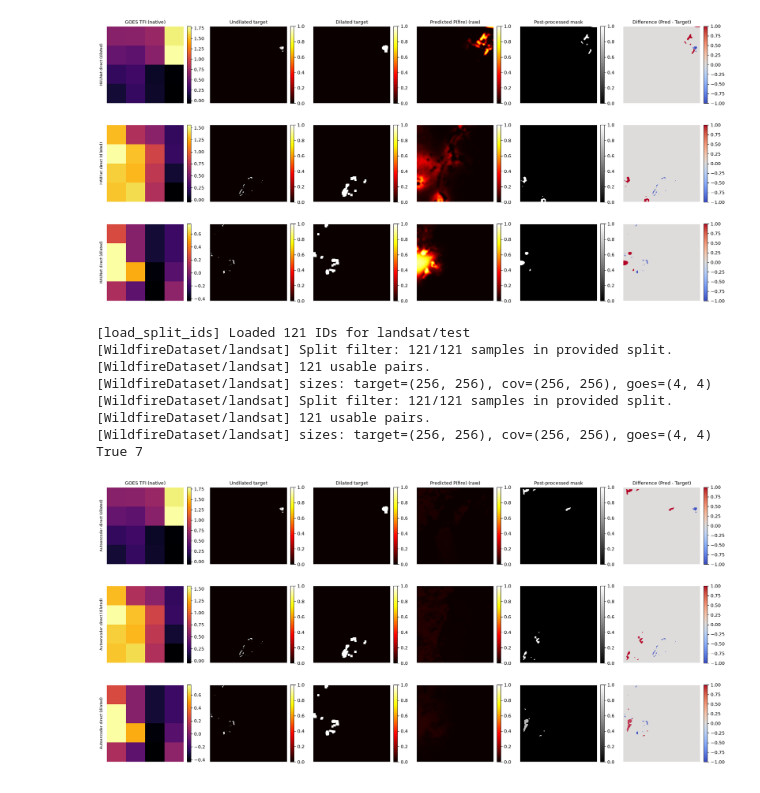
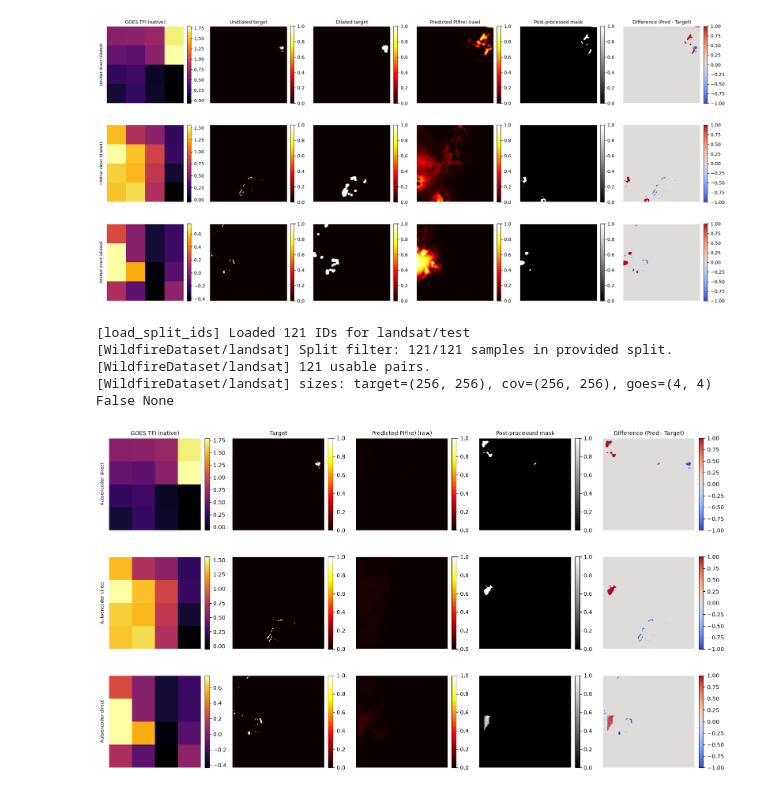
Before and after one commit to ada-th25/irp-th25-azure, a Jupyter notebook: notebooks/explore_results_summary.ipynb, the cells around one changed output. Drawn from its saved outputs; the diff is of its cells as text; code cells hidden in the pictures.

Commit message:
CHORE: Add AE plots

```diff
--- a/notebooks/explore_results_summary.ipynb
+++ b/notebooks/explore_results_summary.ipynb
@@ -1652,28 +1652,24 @@ True 7
 # %%
 e_autoencoder_direct = load_model_and_batch(
     "../experiments/e3_autoencoder_direct.YAML",
-    "../checkpoints/e3_autoencoder_direct_focal_dice_dilated/best_val_auprc.pt",
+    "../checkpoints/e3_autoencoder_direct_focal_dice/best_val_auprc.pt",
     split="test", sample_ids=current_ids, load_undilated_target=True)
 
-# Confirm dilation actually applied — should print True (and your intended kernel size)
 print(cfg_check_dilate := yaml.safe_load(open("../experiments/e3_autoencoder_direct.YAML"))["data"].get("dilate_target"),
       yaml.safe_load(open("../experiments/e3_autoencoder_direct.YAML"))["data"].get("dilation_kernel_size"))
 
 # Add GOES TFI for the input panel (channel 2 = TFI, native res from load_model_and_batch's "goes" key)
 e_autoencoder_direct["goes_tfi"] = [e_haunet_direct["goes"][i, 2] for i in range(len(e_haunet_direct["sample_ids"]))]
 
 plot_pipeline_panel(
     e_autoencoder_direct,
-    title_prefix="Autoencoder direct (dilated)",
-    out=FIG_DIR / "autoencoder_direct_dilated.png"
+    title_prefix="Autoencoder direct",
+    out=FIG_DIR / "autoencoder_direct.png"
 )
 # %% [output]
 [load_split_ids] Loaded 121 IDs for landsat/test
 [WildfireDataset/landsat] Split filter: 121/121 samples in provided split.
 [WildfireDataset/landsat] 121 usable pairs.
 [WildfireDataset/landsat] sizes: target=(256, 256), cov=(256, 256), goes=(4, 4)
-[WildfireDataset/landsat] Split filter: 121/121 samples in provided split.
-[WildfireDataset/landsat] 121 usable pairs.
-[WildfireDataset/landsat] sizes: target=(256, 256), cov=(256, 256), goes=(4, 4)
-True 7
+False None
-[figure, old version]
+[figure, new version]
```
Also changed, not shown: parts of 1 cell of this notebook, 2 other files.
